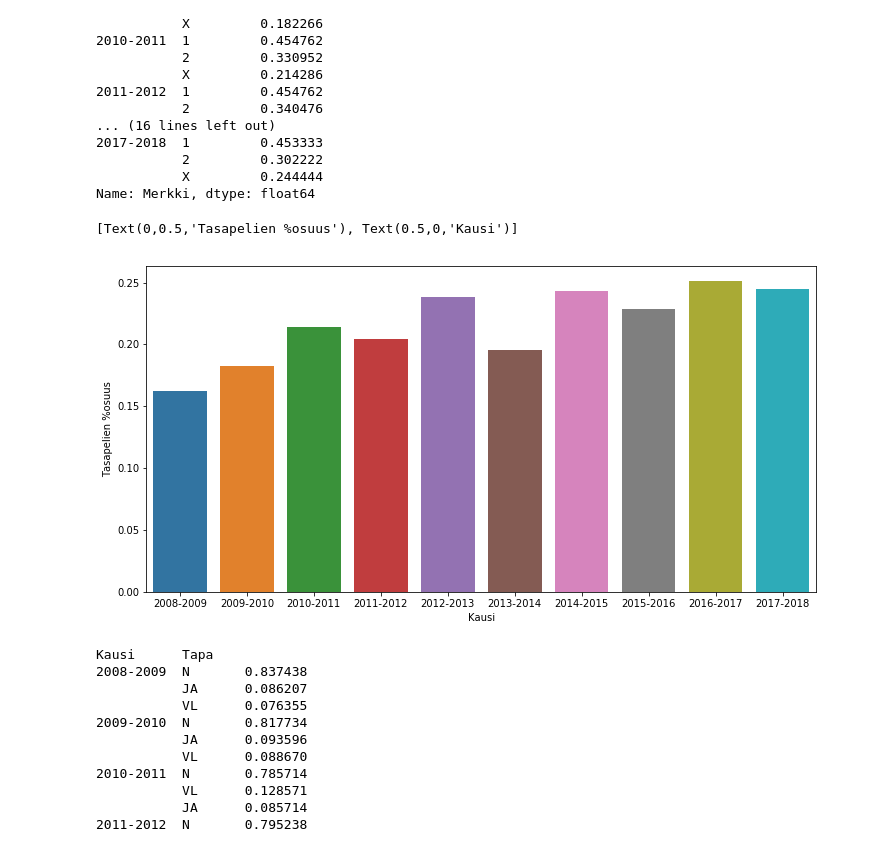
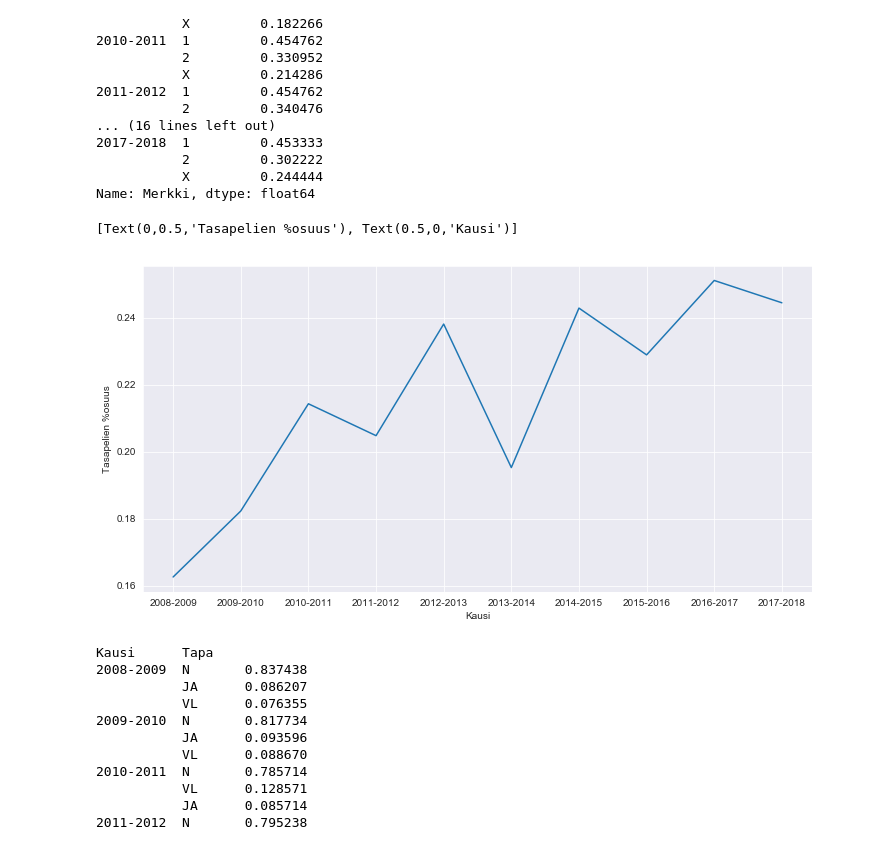
Before and after one commit to miquelmos/liiga-analyysi, a Jupyter notebook: Liiga-analyysi.ipynb, the cells around one changed output. Saved outputs shown, nothing was run; the diff lists cells and outputs as text; code cells hidden in the pictures.

```diff
--- a/Liiga-analyysi.ipynb
+++ b/Liiga-analyysi.ipynb
@@ -4,6 +4,7 @@ import numpy as np
 import matplotlib.pyplot as plt
 %matplotlib inline
 import seaborn as sns
+sns.set_style(style='darkgrid')
 # %% [markdown]
 Ladataan liigadata, joka sisältää SM-liigan runkosarjan otteluiden lopputulokset viimeiseltä kymmeneltä kaudelta.
 Data on koottu excelin query-toiminnon avulla Liigan sivuilta, esim. http://liiga.fi/fi/ottelut/2018-2019/runkosarja/
@@ -301,12 +306,12 @@ Name: Merkki, dtype: float64
 # %%
 #Tarkastellaan tasapelien määrän kehitystä:
 y = df.groupby('Kausi').Merkki.value_counts(normalize=True).values[2:30:3]
 
 plt.figure(figsize=(12,6))
-sns.barplot(x=kaudet, y=y).set(xlabel='Kausi', ylabel='Tasapelien %osuus')
+sns.lineplot(x=kaudet, y=y).set(xlabel='Kausi', ylabel='Tasapelien %osuus')
 # %% [output]
 [Text(0,0.5,'Tasapelien %osuus'), Text(0.5,0,'Kausi')]
-[figure, old version]
+[figure, new version]
 # %%
 #Pelin päättyminen varsinaisella peliajalla (N), jatkoajalla(JA) tai voittolaukauskilpailussa (VL)
 df.groupby('Kausi').Tapa.value_counts(normalize=True)
```
Also changed, not shown: parts of 9 cells of this notebook.
